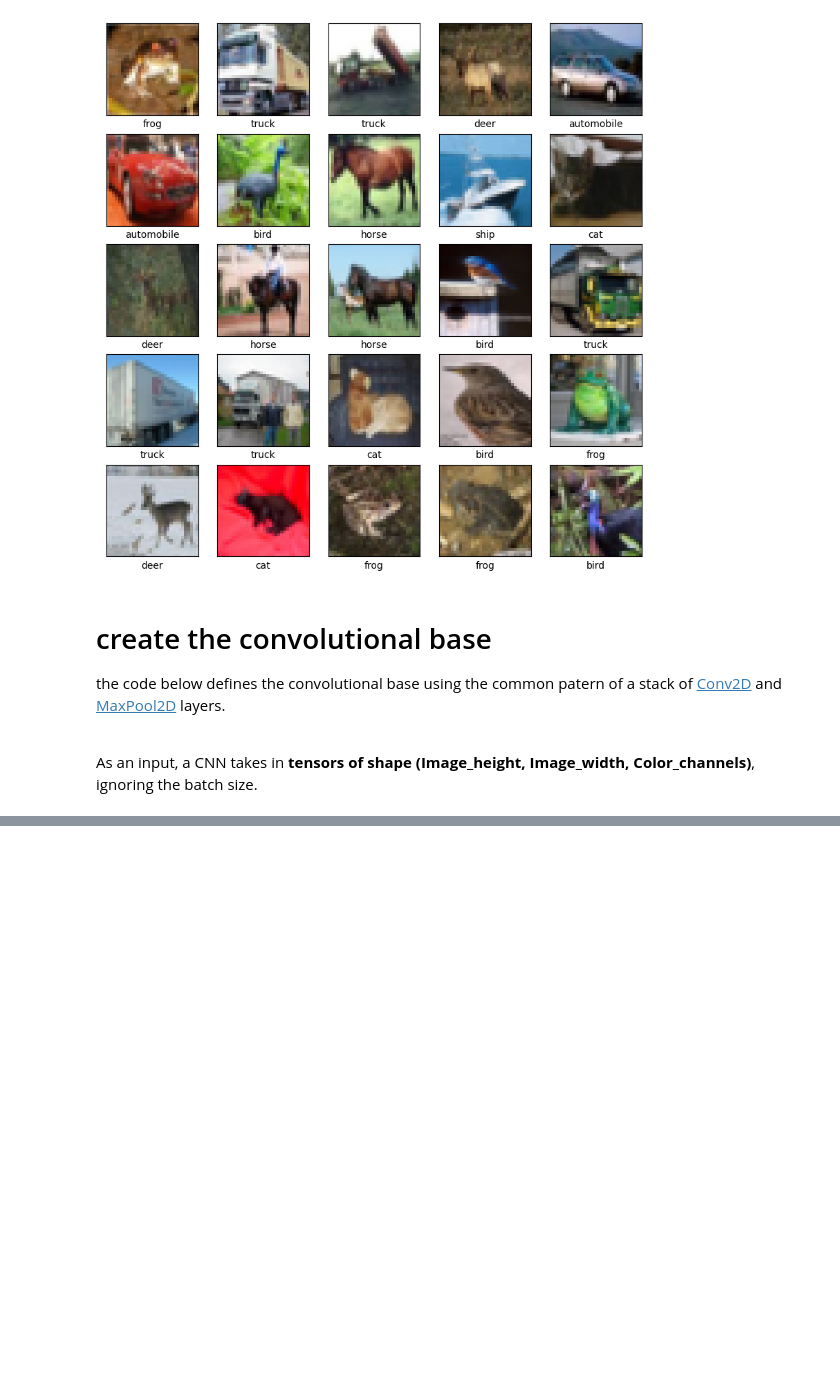
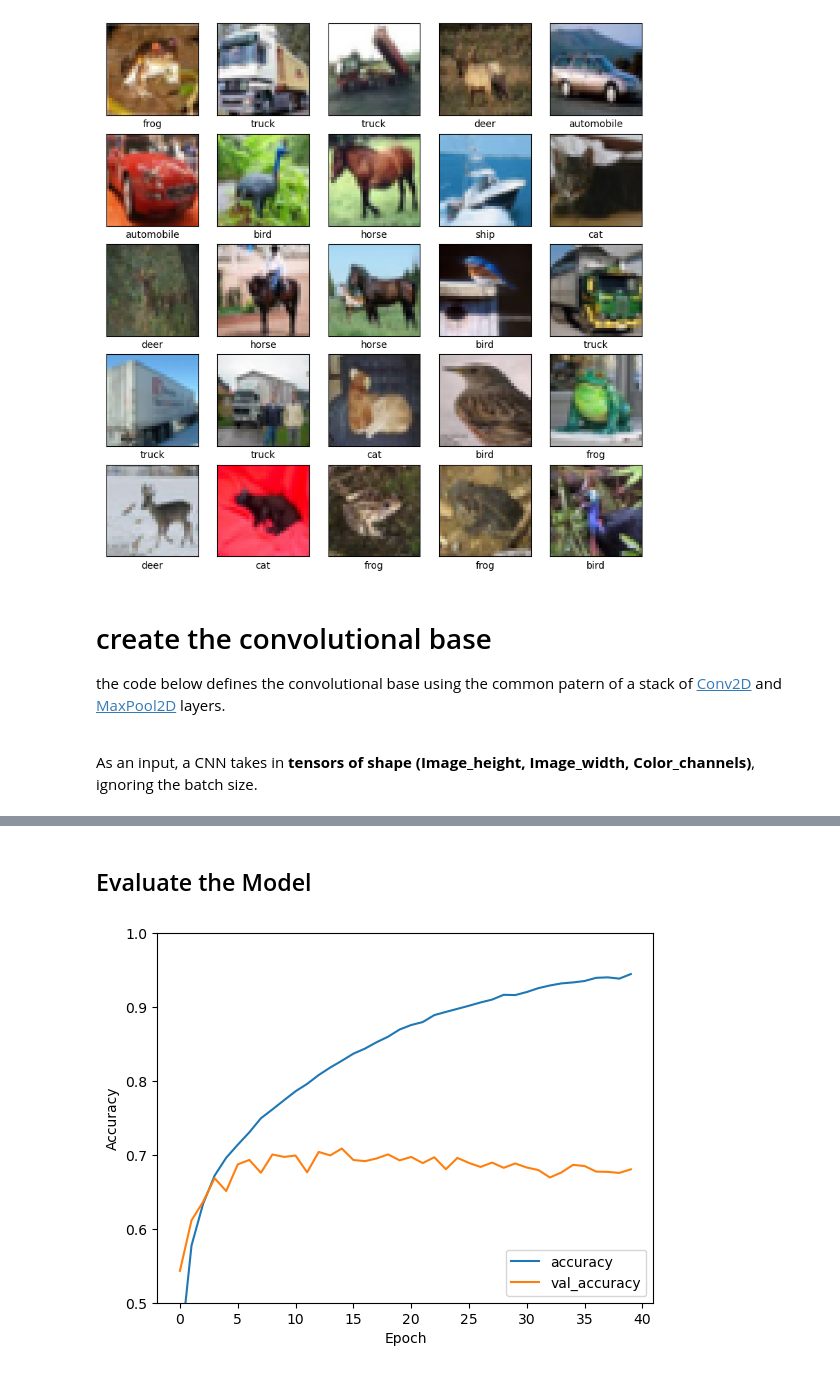
Before and after one commit to metalDS/metalDS-tensor-torch-tutorials, a Jupyter notebook: Convolutional Nerual Network tutorial.ipynb, the cells around one changed output, grey strips where cells are left out. Drawn from its saved outputs; the diff is of its cells as text; code cells hidden in the pictures; blank space fills up the shorter version.

Commit message:
worked more on the Convolutionsl Nerual Network

```diff
--- a/Convolutional Nerual Network tutorial.ipynb
+++ b/Convolutional Nerual Network tutorial.ipynb
@@ -92,0 +102,4 @@ _________________________________________________________________
+# %%
+model.add(layers.Flatten())
+model.add(layers.Dense(64, activation='relu'))
+model.add(layers.Dense(10))
@@ -92,0 +134,7 @@ _________________________________________________________________
+# %%
+model.compile(optimizer='adam', loss=tf.keras.losses.SparseCategoricalCrossentropy(from_logits=True), metrics=['accuracy'])
+
+#note: it seems like there is a such thing as "too many Epochs"
+#https://machinelearningmastery.com/how-to-stop-training-deep-neural-networks-at-the-right-time-using-early-stopping/
+#around 10 seems to be good for this
+history = model.fit(train_images, train_labels, epochs=40, validation_data=(test_images, test_labels), shuffle=True)
@@ -92,0 +159,14 @@ _________________________________________________________________
+# %% [markdown]
+<h2>Evaluate the Model</h2>
+# %%
+plt.plot(history.history['accuracy'], label='accuracy')
+plt.plot(history.history['val_accuracy'], label = 'val_accuracy')
+plt.xlabel('Epoch')
+plt.ylabel('Accuracy')
+plt.ylim([0.5, 1])
+plt.legend(loc='lower right')
+plt.show()
+
+test_loss, test_acc = model.evaluate(test_images, test_labels, verbose = 2)
+# %% [output]
+[figure, added]
```
Also changed, not shown: parts of 9 cells of this notebook.
